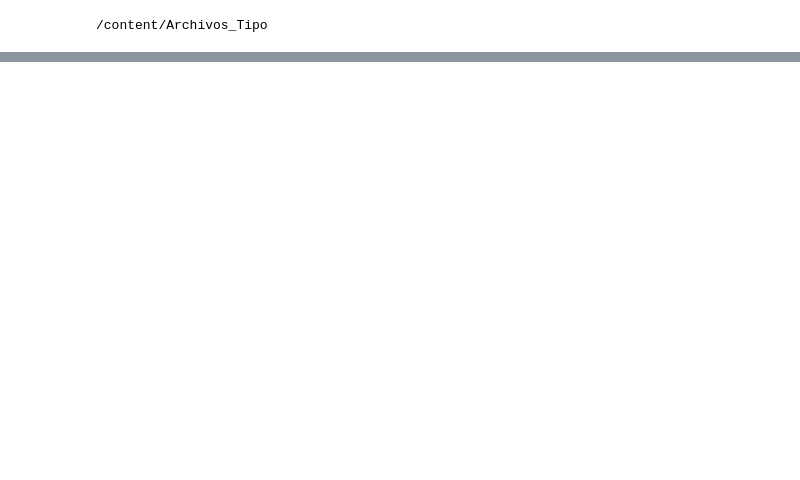
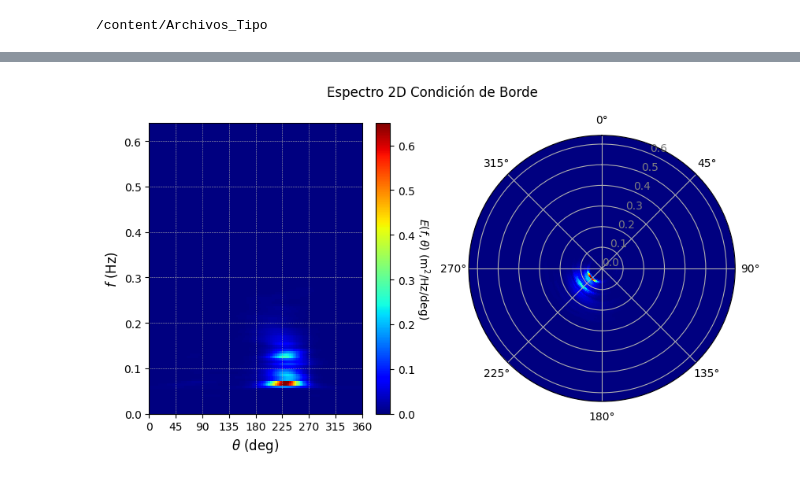
Before and after one commit to mqquiroz/SWAN, a Jupyter notebook: SWAN_Ejemplo.ipynb, the cells around one changed output, grey strips where cells are left out. Drawn from its saved outputs; the diff is of its cells as text; code cells hidden in the pictures; blank space fills up the shorter version.

```diff
--- a/SWAN_Ejemplo.ipynb
+++ b/SWAN_Ejemplo.ipynb
@@ -170 +170,38 @@ plt.show()
+# %%
+#Espectro
+#Afreq = np.genfromtxt('specin.spc',skip_header=8,skip_footer=137,encoding='latin-1')
+Afreq = np.loadtxt('specin.spc',skiprows=8,max_rows=137-8,encoding='latin-1')
+NDir  = np.genfromtxt('specin.spc',skip_header=139,skip_footer=136,encoding='latin-1')
+E     = np.genfromtxt('specin.spc',skip_header=266,encoding='latin-1')
+
+X, Y = np.meshgrid(NDir,Afreq)
+
+fig = plt.figure(figsize=plt.figaspect(0.5))
+fig.suptitle('Espectro 2D Condición de Borde')
+
+ax = fig.add_subplot(1, 2, 1)
+
+
+plot1 = ax.pcolormesh(NDir,Afreq,E,cmap='jet',vmin=0, vmax=0.65)
+cbar = plt.colorbar(plot1,ax=ax)
+cbar.set_label('$E(f,\\theta)$ (m$^2$/Hz/deg)', rotation=270, labelpad=15)
+ax.set_xlim([NDir[0],NDir[-1]])
+ax.set_xticks(np.arange(0,360+45,45))
+ax.set_ylim([Afreq[0],Afreq[-1]])
+ax.set_xlabel('$\\theta$ (deg)',fontsize=12, color='black')
+ax.set_ylabel('$f$ (Hz)',fontsize=12, color='black')
+ax.grid(linewidth=0.4,linestyle='--')
+
+
+ax = fig.add_subplot(1, 2, 2, projection='polar')
+ax.set_theta_direction(-1)
+#ax.set_theta_offset(np.pi/2.0)
+ax.set_theta_zero_location('N')
+R, THETA = np.meshgrid(Afreq,np.radians(NDir))
+ax.pcolormesh(THETA,R,E.T,cmap='jet',vmin=0, vmax=0.65)
+ax.tick_params(axis='y', colors='gray')
+
+plt.show()
+# %% [output]
+[figure, added]
 # %%
```
Also changed, not shown: parts of 6 cells of this notebook.
